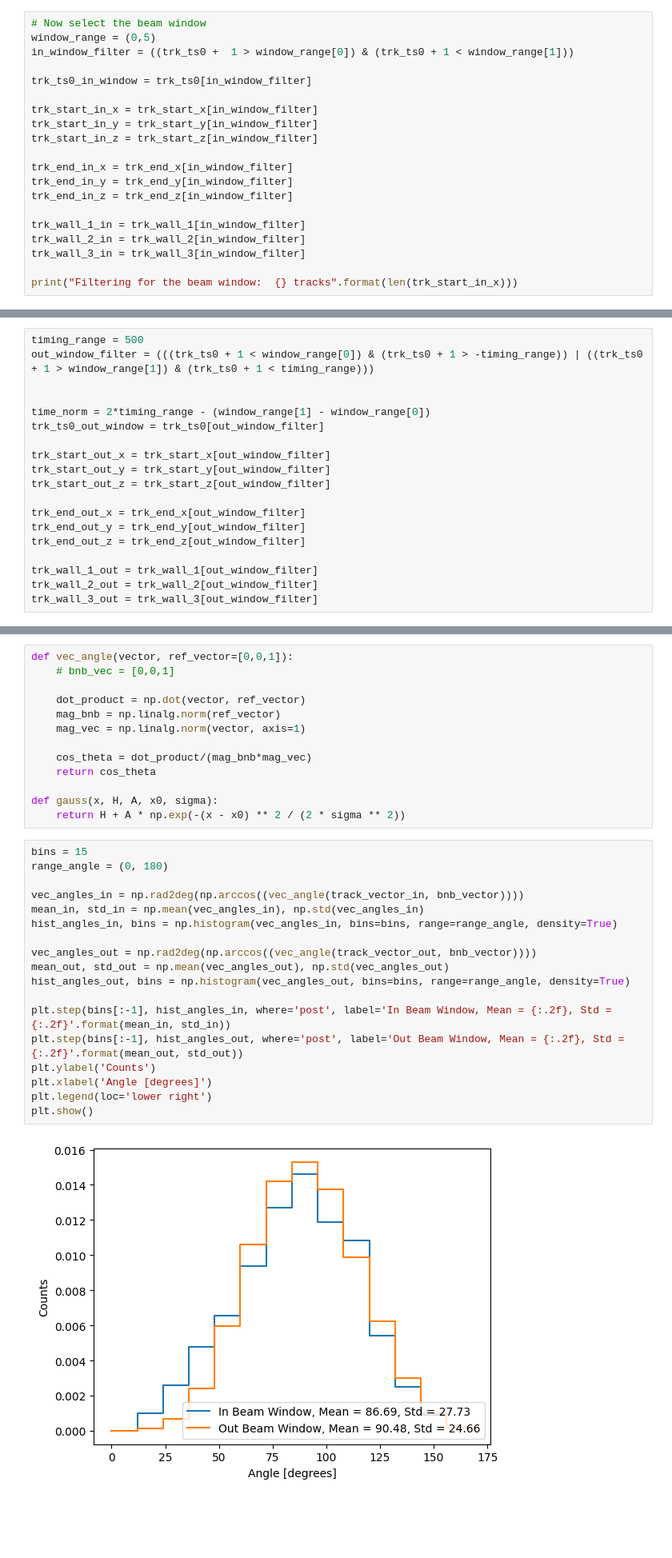
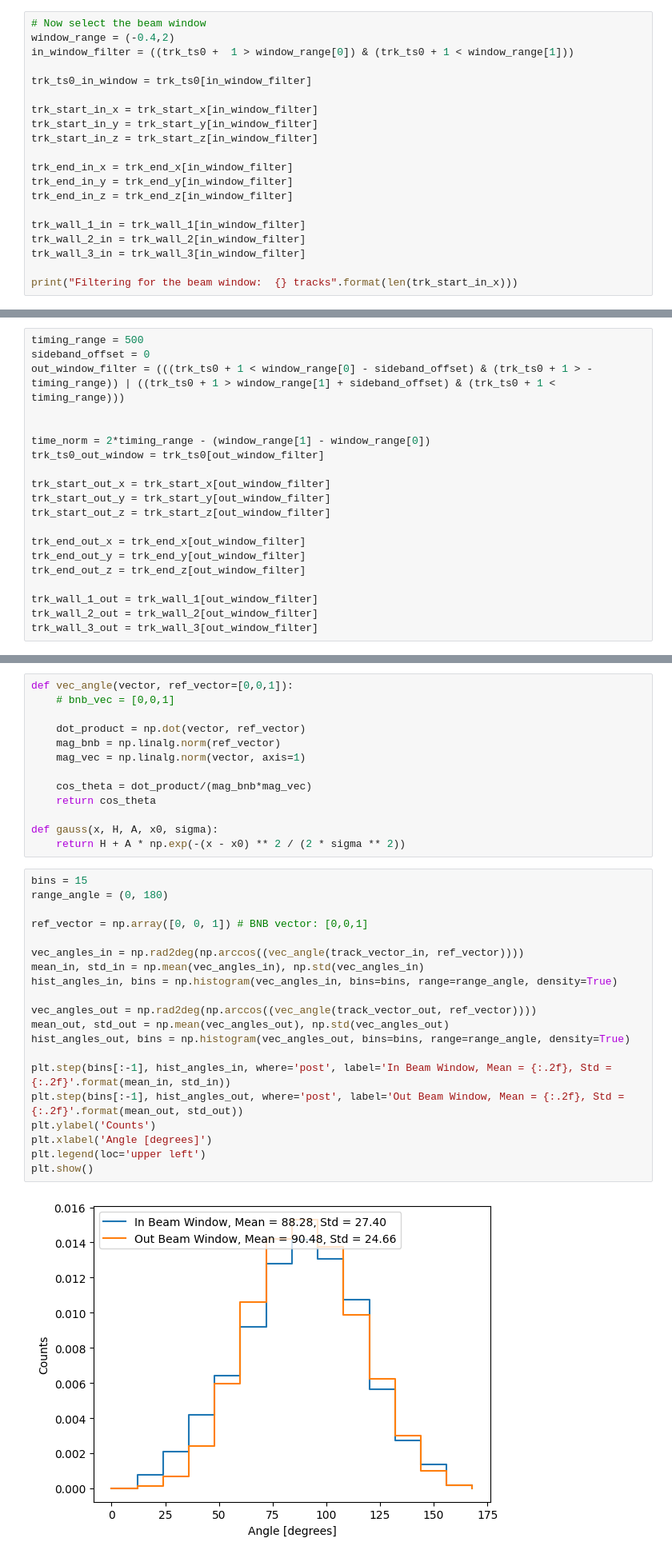
Before and after one commit to JoeBateman/crt_deadtime_validation, a Jupyter notebook: top_wall_tests.ipynb, the cells around one changed output, grey strips where cells are left out. Shown at 80% size. Drawn from its saved outputs; the diff is of its cells as text; blank space fills up the shorter version.

```diff
--- a/top_wall_tests.ipynb
+++ b/top_wall_tests.ipynb
@@ -266,6 +268,6 @@ plt.show()
 # %%
 # Now select the beam window
-window_range = (0,5)
+window_range = (-0.4,2)
 in_window_filter = ((trk_ts0 +  1 > window_range[0]) & (trk_ts0 + 1 < window_range[1]))
 
 trk_ts0_in_window = trk_ts0[in_window_filter]
@@ -288,6 +290,7 @@ Filtering for the beam window:  3213 tracks
 # %%
 timing_range = 500
-out_window_filter = (((trk_ts0 + 1 < window_range[0]) & (trk_ts0 + 1 > -timing_range)) | ((trk_ts0 + 1 > window_range[1]) & (trk_ts0 + 1 < timing_range)))
+sideband_offset = 0
+out_window_filter = (((trk_ts0 + 1 < window_range[0] - sideband_offset) & (trk_ts0 + 1 > -timing_range)) | ((trk_ts0 + 1 > window_range[1] + sideband_offset) & (trk_ts0 + 1 < timing_range)))
 
 
 time_norm = 2*timing_range - (window_range[1] - window_range[0])
@@ -501,20 +504,22 @@ def gauss(x, H, A, x0, sigma):
 # %%
 bins = 15
 range_angle = (0, 180)
 
-vec_angles_in = np.rad2deg(np.arccos((vec_angle(track_vector_in, bnb_vector))))
+ref_vector = np.array([0, 0, 1]) # BNB vector: [0,0,1]
+
+vec_angles_in = np.rad2deg(np.arccos((vec_angle(track_vector_in, ref_vector))))
 mean_in, std_in = np.mean(vec_angles_in), np.std(vec_angles_in)
 hist_angles_in, bins = np.histogram(vec_angles_in, bins=bins, range=range_angle, density=True)
 
-vec_angles_out = np.rad2deg(np.arccos((vec_angle(track_vector_out, bnb_vector))))
+vec_angles_out = np.rad2deg(np.arccos((vec_angle(track_vector_out, ref_vector))))
 mean_out, std_out = np.mean(vec_angles_out), np.std(vec_angles_out)
 hist_angles_out, bins = np.histogram(vec_angles_out, bins=bins, range=range_angle, density=True)
 
 plt.step(bins[:-1], hist_angles_in, where='post', label='In Beam Window, Mean = {:.2f}, Std = {:.2f}'.format(mean_in, std_in))
 plt.step(bins[:-1], hist_angles_out, where='post', label='Out Beam Window, Mean = {:.2f}, Std = {:.2f}'.format(mean_out, std_out))
 plt.ylabel('Counts')
 plt.xlabel('Angle [degrees]')
-plt.legend(loc='lower right')
+plt.legend(loc='upper left')
 plt.show()
 # %% [output]
-[figure, old version]
+[figure, new version]
```
Also changed, not shown: parts of 12 cells of this notebook.
